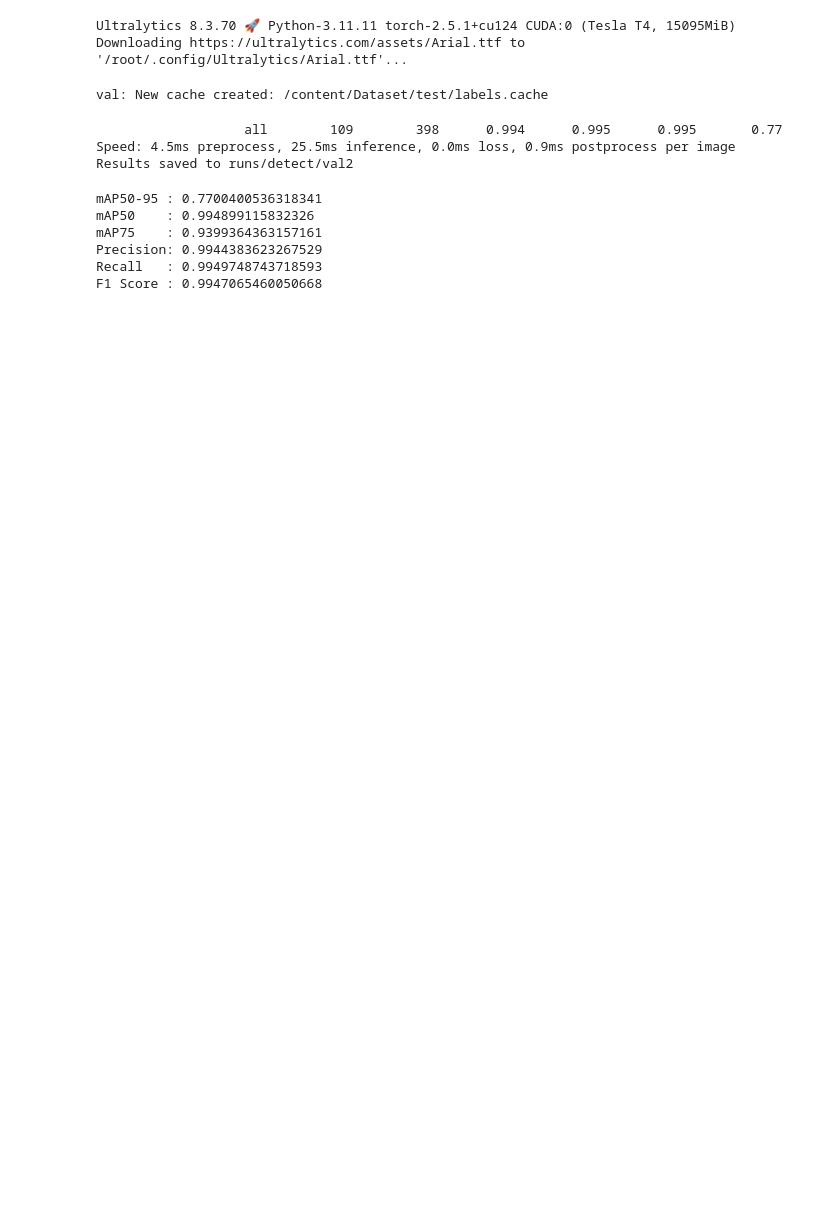
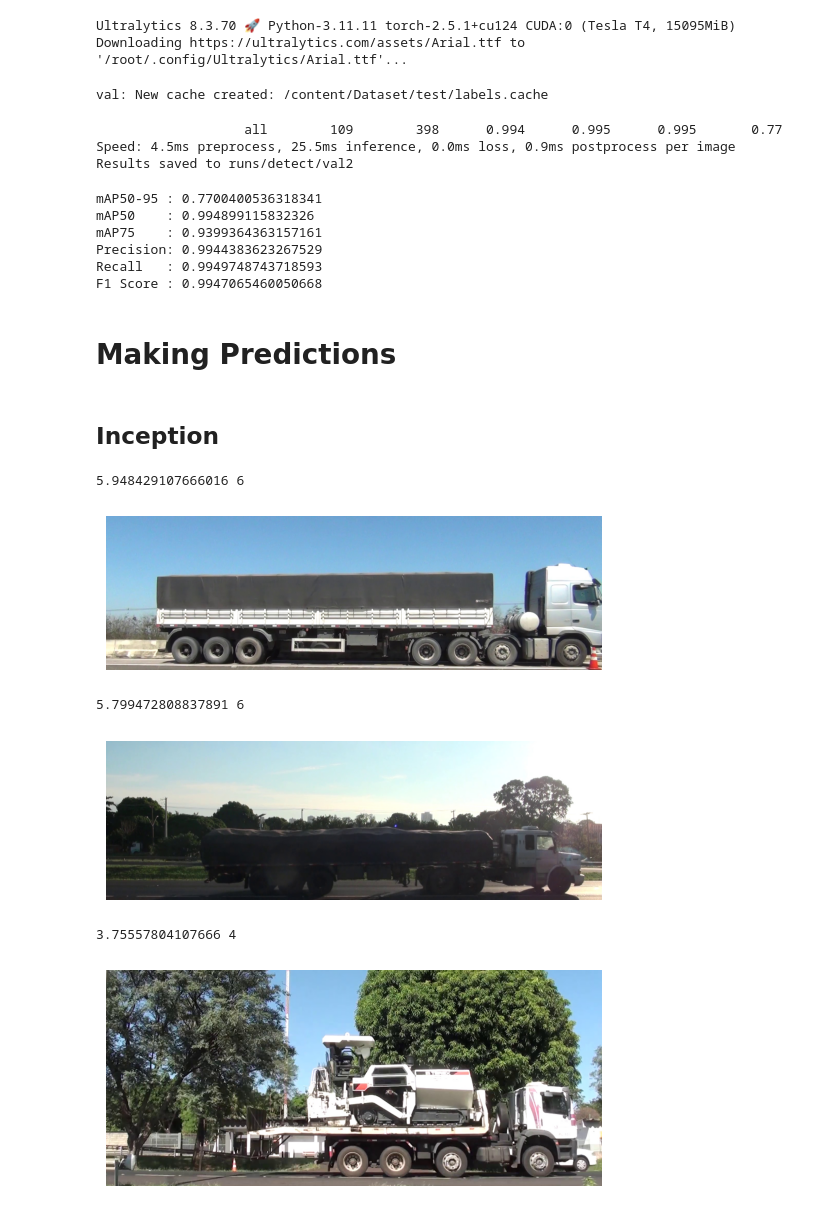
Before and after one commit to matheusprv/truck-axle-detection, a Jupyter notebook: Results/evaluate_models.ipynb, the cells around one changed output. Saved outputs shown, nothing was run; the diff lists cells and outputs as text; code cells hidden in the pictures; blank space fills up the shorter version.

```diff
--- a/Results/evaluate_models.ipynb
+++ b/Results/evaluate_models.ipynb
@@ -214,3 +230,5 @@ mAP75    : 0.9399364363157161
 Precision: 0.9944383623267529
 Recall   : 0.9949748743718593
 F1 Score : 0.9947065460050668
+# %% [markdown]
+# Making Predictions
@@ -216,0 +237,29 @@ F1 Score : 0.9947065460050668
+# %%
+images_path = [
+    "20160927102749_color-[ROI-1]-1.jpg",
+    "20170418074140-550_color-[ROI-1]-30.jpg",
+    "20170418095402_color-[ROI-1]-94.jpg"
+]
+# %%
+def make_list_of_predictions(model):
+    for path in images_path:
+        #img = read_image(path, yolo = (type(model) == YOLO))
+        img = read_image(path, False)
+        prediction = make_prediction(model, img)
+        print(prediction, round(prediction))
+
+        plt.figure()
+        plt.imshow(plt.imread(path))
+        plt.axis("off")
+        plt.show()
+# %% [markdown]
+## Inception
+# %%
+make_list_of_predictions(inception)
+# %% [output]
+5.948429107666016 6
+[figure, added]
+5.799472808837891 6
+[figure, added]
+3.75557804107666 4
+[figure, added]
```
Also changed, not shown: parts of 15 cells of this notebook, 2 other files.
